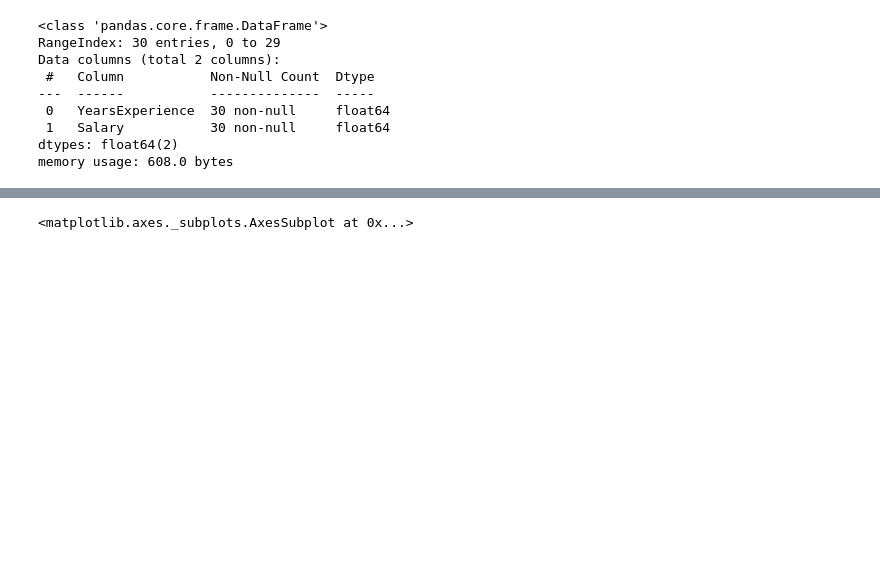
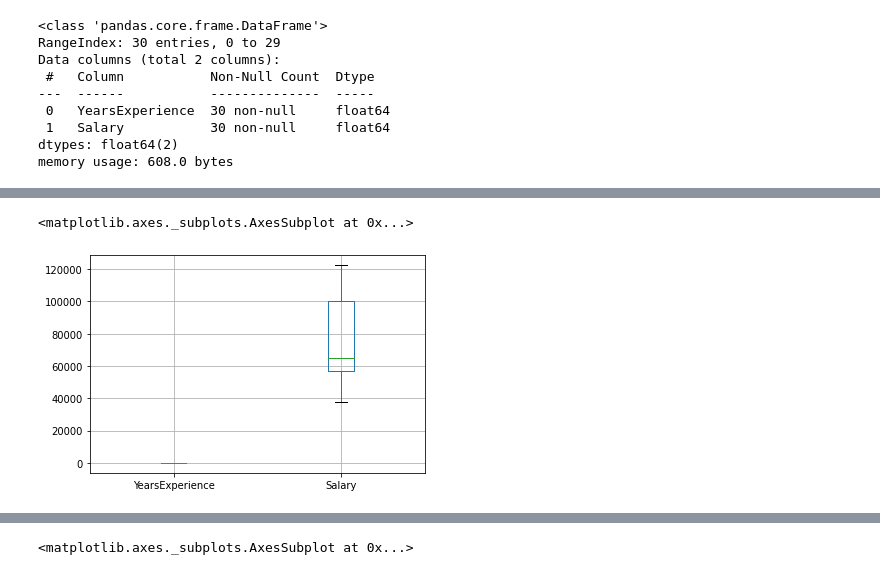
Before and after one commit to bismahashim/Assignment, a Jupyter notebook: Assignment_Simple_Linear_Regression_Q2.ipynb, the cells around one changed output, grey strips where cells are left out. Cells and saved outputs as stored; diff of their text form; code cells hidden in the pictures; blank space fills up the shorter version.

```diff
--- a/Assignment_Simple_Linear_Regression_Q2.ipynb
+++ b/Assignment_Simple_Linear_Regression_Q2.ipynb
@@ -30,0 +81,5 @@ memory usage: 608.0 bytes
+# %%
+data.boxplot(column=['YearsExperience','Salary'])
+# %% [output]
+<matplotlib.axes._subplots.AxesSubplot at 0x...>
+[figure, added]
```
Also changed, not shown: parts of 11 cells of this notebook.
